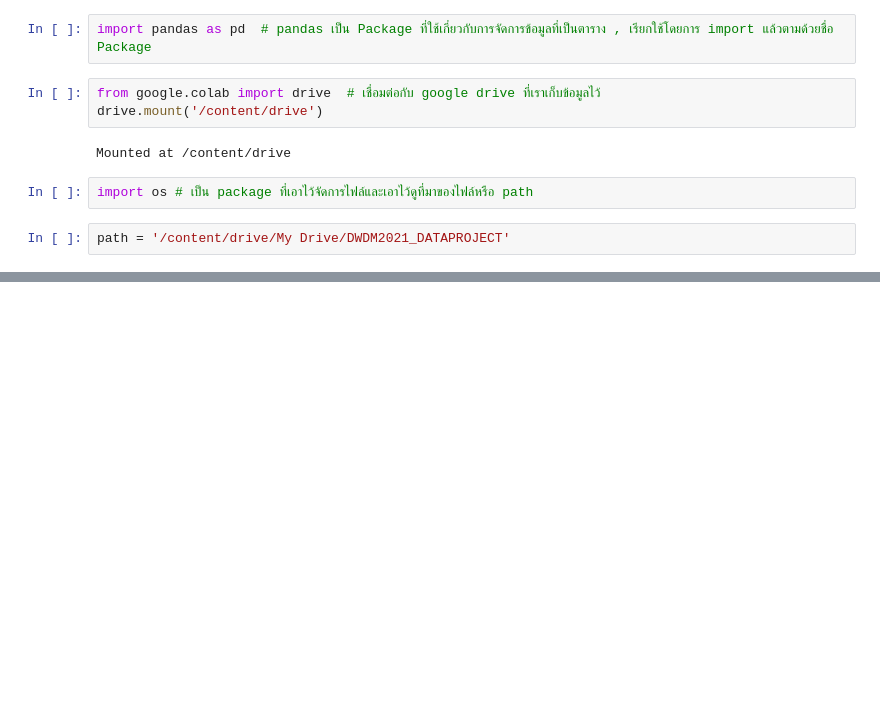
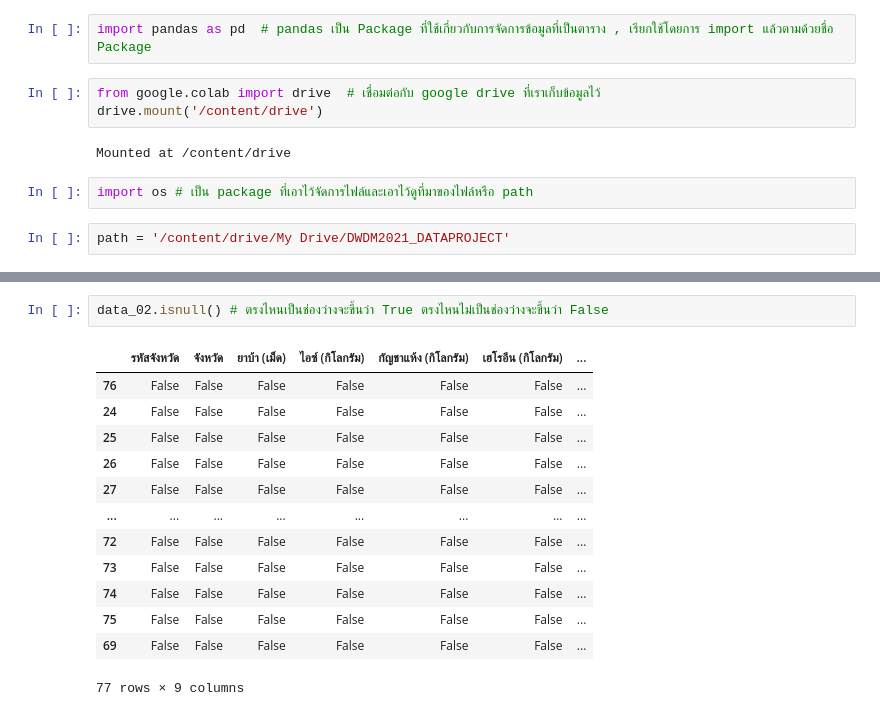
Before and after one commit to Jiraporn-klobrat/DWDM21, a Jupyter notebook: Project_DWDM.ipynb, the cells around one changed output, grey strips where cells are left out. Saved outputs shown, nothing was run; the diff lists cells and outputs as text; blank space fills up the shorter version.

```diff
--- a/Project_DWDM.ipynb
+++ b/Project_DWDM.ipynb
@@ -247,0 +117,16 @@ dtype: bool
+# %%
+data_02.isnull() # ตรงไหนเป็นช่องว่างจะขึ้นว่า True ตรงไหนไม่เป็นช่องว่างจะขึ้นว่า False
+# %% [output]
+|  | รหัสจังหวัด | จังหวัด | ยาบ้า (เม็ด) | ไอซ์ (กิโลกรัม) | กัญชาแห้ง (กิโลกรัม) | เฮโรอีน (กิโลกรัม) | ... |
+| 76 | False | False | False | False | False | False | ... |
+| 24 | False | False | False | False | False | False | ... |
+| 25 | False | False | False | False | False | False | ... |
+| 26 | False | False | False | False | False | False | ... |
+| 27 | False | False | False | False | False | False | ... |
+| ... | ... | ... | ... | ... | ... | ... | ... |
+| 72 | False | False | False | False | False | False | ... |
+| 73 | False | False | False | False | False | False | ... |
+| 74 | False | False | False | False | False | False | ... |
+| 75 | False | False | False | False | False | False | ... |
+| 69 | False | False | False | False | False | False | ... |
+77 rows × 9 columns
```
Also changed, not shown: parts of 50 cells of this notebook.
